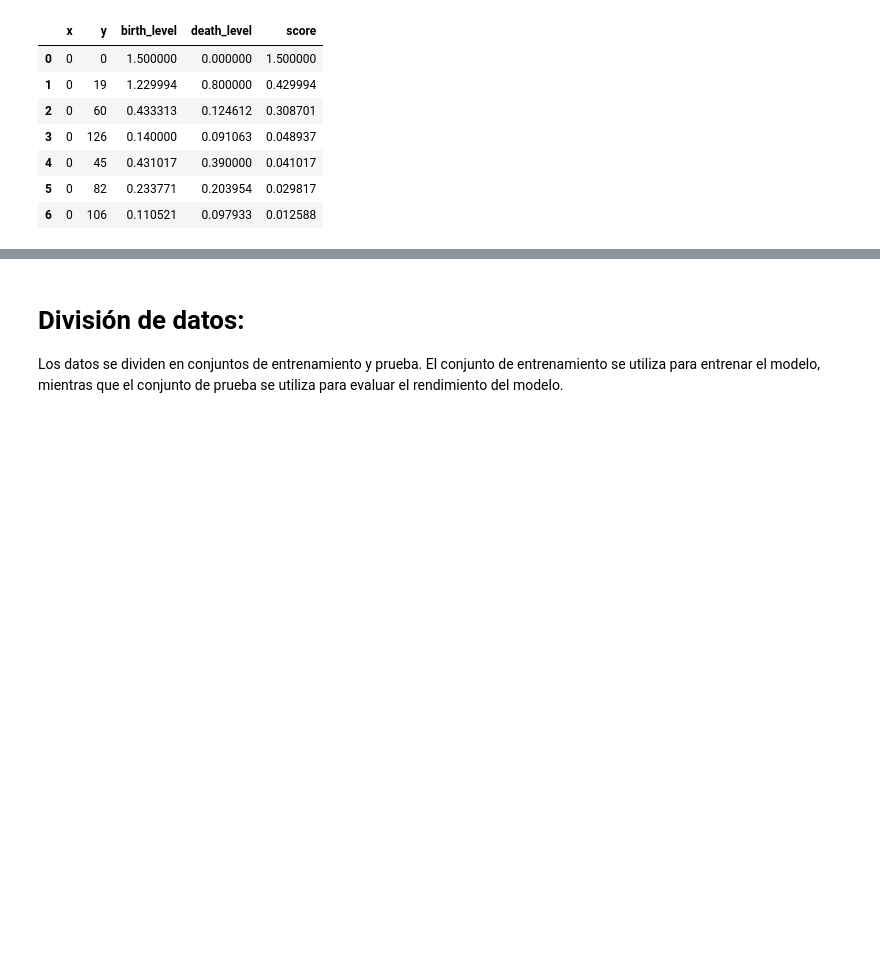
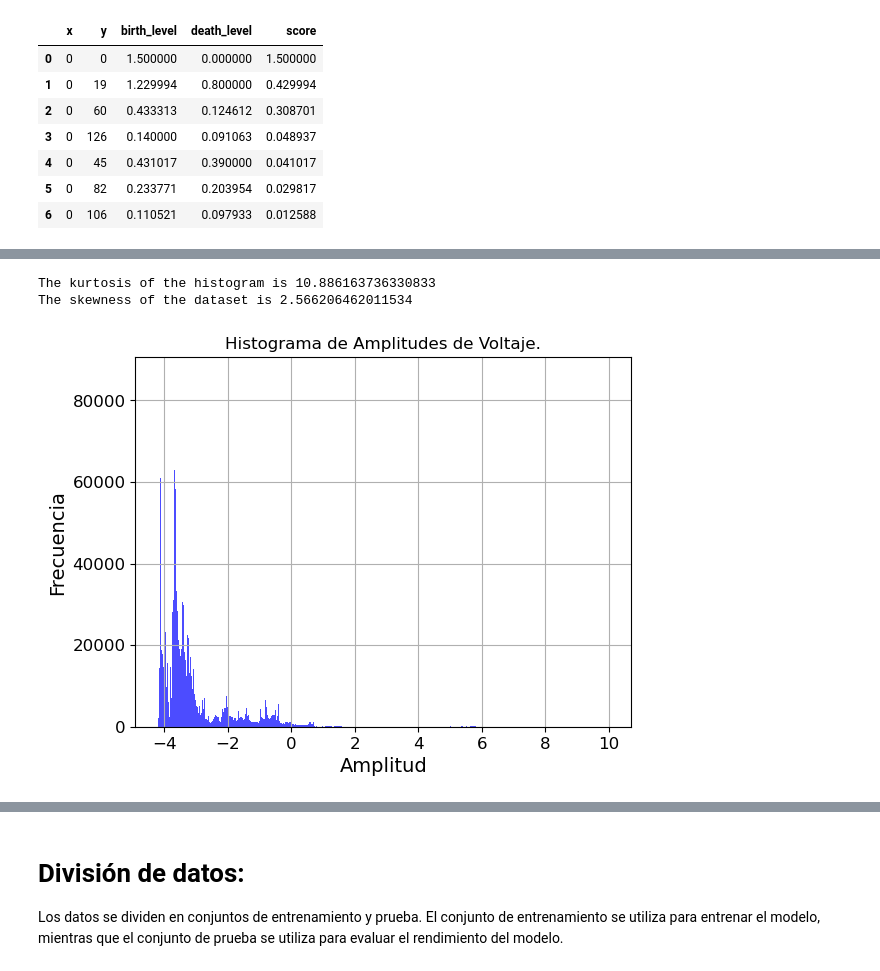
Before and after one commit to 2dholo/maph, a Jupyter notebook: Mexart-Peak-Detector.ipynb, the cells around one changed output, grey strips where cells are left out. Drawn from its saved outputs; the diff is of its cells as text; code cells hidden in the pictures; blank space fills up the shorter version.

```diff
--- a/Mexart-Peak-Detector.ipynb
+++ b/Mexart-Peak-Detector.ipynb
@@ -335,0 +347,25 @@ Elapsed time: 23.64600157737732 seconds
+# %%
+import numpy as np
+import matplotlib.pyplot as plt
+from scipy.stats import kurtosis
+from scipy.stats import skew
+
+
+# Calculate the kurtosis and skewness
+kurt = kurtosis(X)
+skewness = skew(X)
+
+# Print the kurtosis
+print(f"The kurtosis of the histogram is {kurt}")
+print(f"The skewness of the dataset is {skewness}")
+
+plt.hist(X, bins=2000, color='blue', alpha=0.7)
+plt.title('Histograma de Amplitudes de Voltaje.')
+plt.xlabel('Amplitud')
+plt.ylabel('Frecuencia')
+plt.grid(True)
+plt.show()
+# %% [output]
+The kurtosis of the histogram is 10.886163736330833
+The skewness of the dataset is 2.566206462011534
+[figure, added]
```
Also changed, not shown: parts of 14 cells of this notebook.
